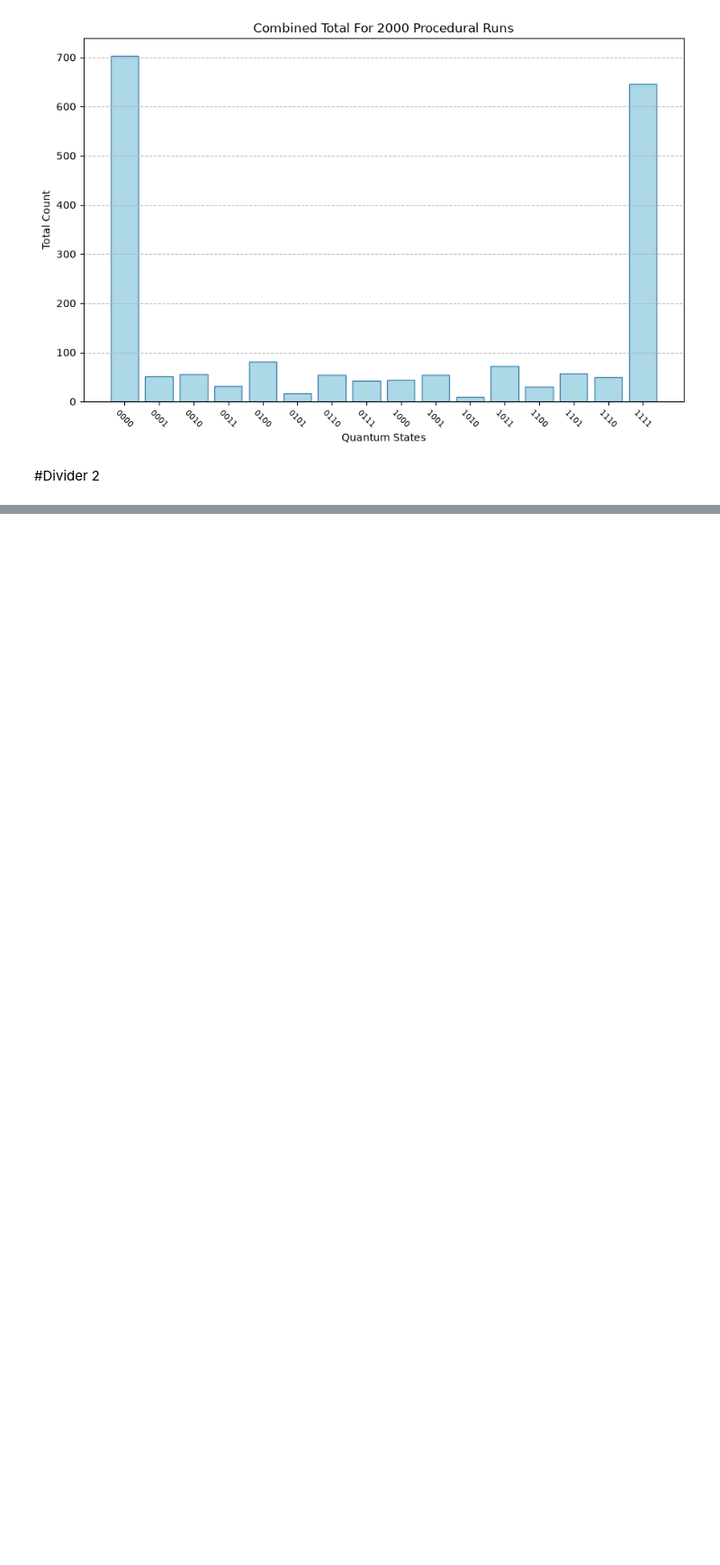
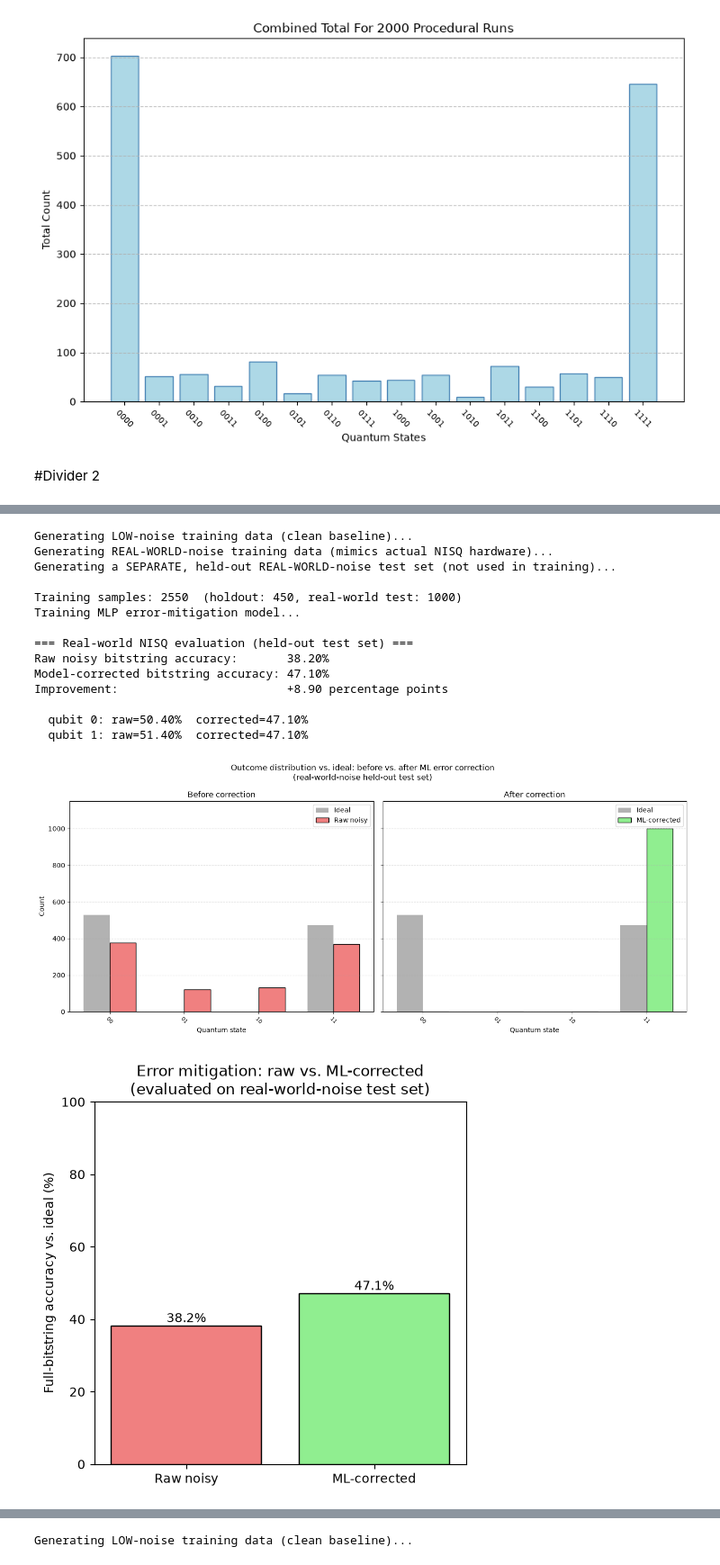
Before and after one commit to kartikeyabekkari/HyperRealisticNisqSimulation, a Jupyter notebook: Hyper_Realistic_NISQ_Simulation.ipynb, the cells around one changed output, grey strips where cells are left out. Shown at 90% size. Cells and saved outputs as stored; diff of their text form; code cells hidden in the pictures; blank space fills up the shorter version.

```diff
--- a/Hyper_Realistic_NISQ_Simulation.ipynb
+++ b/Hyper_Realistic_NISQ_Simulation.ipynb
@@ -501,22 +652,5 @@ State |11⟩: Happened 99 times total = 99.00%
 # %%
-"""
-Corrected NISQ simulation with crosstalk modeling.
 
-Key fixes vs. the original draft:
-  1. inject_errors / find_errors / create_final_circuit are merged into a
-     single function, build_shot_circuit(). Everything -- bit-flip,
-     depolarizing, amplitude damping, AND the crosstalk that depends on
-     "which qubits flipped" -- is now decided from ONE set of random
-     draws per shot, so crosstalk actually reacts to the noise that's in
-     the circuit being simulated, not to a separately-redrawn trajectory.
-  2. Removed the accidentally-nested inner loop that was re-running the
-     whole circuit's noise injection after every moment.
-  3. Crosstalk probability is clamped to [0, 1] and guarded against
-     divide-by-zero.
-  4. Qubit count / labels are passed as arguments instead of relying on
-     mutable globals, so swapping circuits (e.g. to Grover's algorithm)
-     can't leave stale state behind.
-"""
 
 import cirq
 import numpy as np
@@ -557,26 +691,6 @@ print(f"Your Circuit:\n\n{base_circuit}\n")
 
 # ================= Core noise + crosstalk builder =================
 def build_shot_circuit(original_circuit, all_qubits):
-    """
-    Builds ONE fully-noisy circuit for a single simulation shot.
-
-    For every non-measurement moment in `original_circuit`:
-      - appends the ideal gate(s) for that moment
-      - appends bit-flip + depolarizing channels, using high_noise for
-        qubits actively driven this moment and base_noise otherwise
-      - appends an amplitude-damping channel on every qubit
-      - draws (once, here) which qubits actually flip this shot, using
-        the same error_rate values just used to build the channels above
-      - appends a crosstalk moment: qubits near a flipped qubit get a
-        bit-flip probability that falls off with distance; qubits that
-        flipped themselves get probability 1.0 (already-realized error)
-
-    Because the "did it flip" draw happens in the same loop, using the
-    same error rates, as the channels themselves, the crosstalk this shot
-    is always consistent with the noise actually present in the circuit.
-
-    Returns a single cirq.Circuit ready to hand to a Simulator.
-    """
     circuit = cirq.Circuit()
 
     for moment in original_circuit:
@@ -1260,0 +1272,20 @@ Improvement:                        +6.80 percentage points
+# %%
+for i in range(5):
+  main()
+# %% [output]
+Generating LOW-noise training data (clean baseline)...
+Generating REAL-WORLD-noise training data (mimics actual NISQ hardware)...
+Generating a SEPARATE, held-out REAL-WORLD-noise test set (not used in training)...
+
+Training samples: 2550  (holdout: 450, real-world test: 1000)
+Training MLP error-mitigation model...
+
+=== Real-world NISQ evaluation (held-out test set) ===
+Raw noisy bitstring accuracy:       38.20%
+Model-corrected bitstring accuracy: 47.10%
+Improvement:                        +8.90 percentage points
+
+  qubit 0: raw=50.40%  corrected=47.10%
+  qubit 1: raw=51.40%  corrected=47.10%
+[figure, added]
+[figure, added]
@@ -1260,0 +1308 @@ Improvement:                        +6.80 percentage points
+Generating LOW-noise training data (clean baseline)...
```
Also changed, not shown: parts of 10 cells of this notebook.
